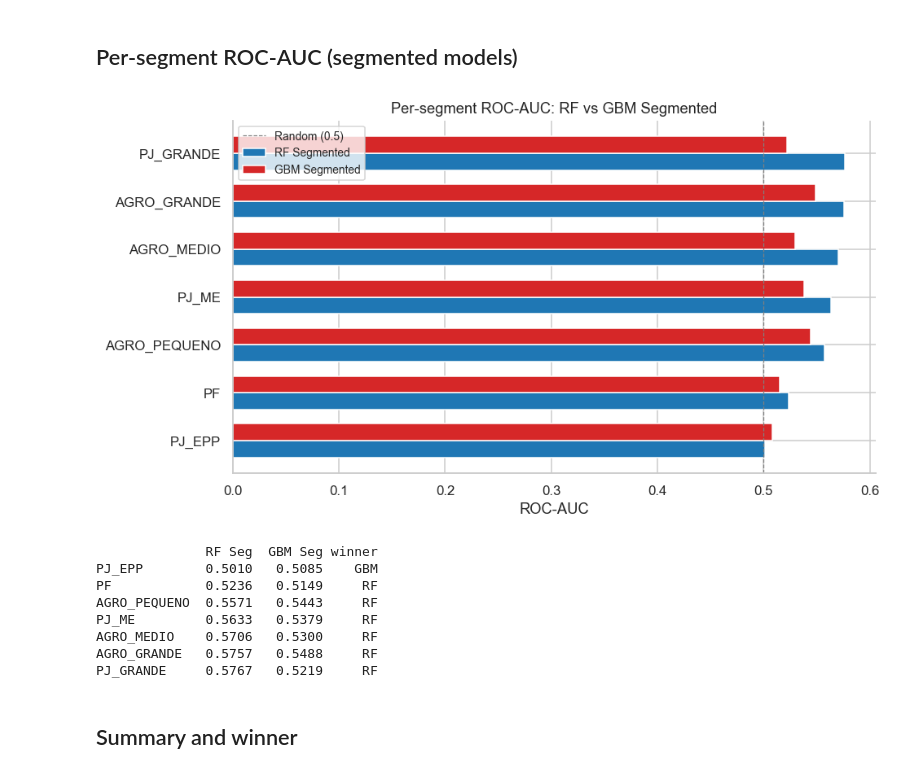
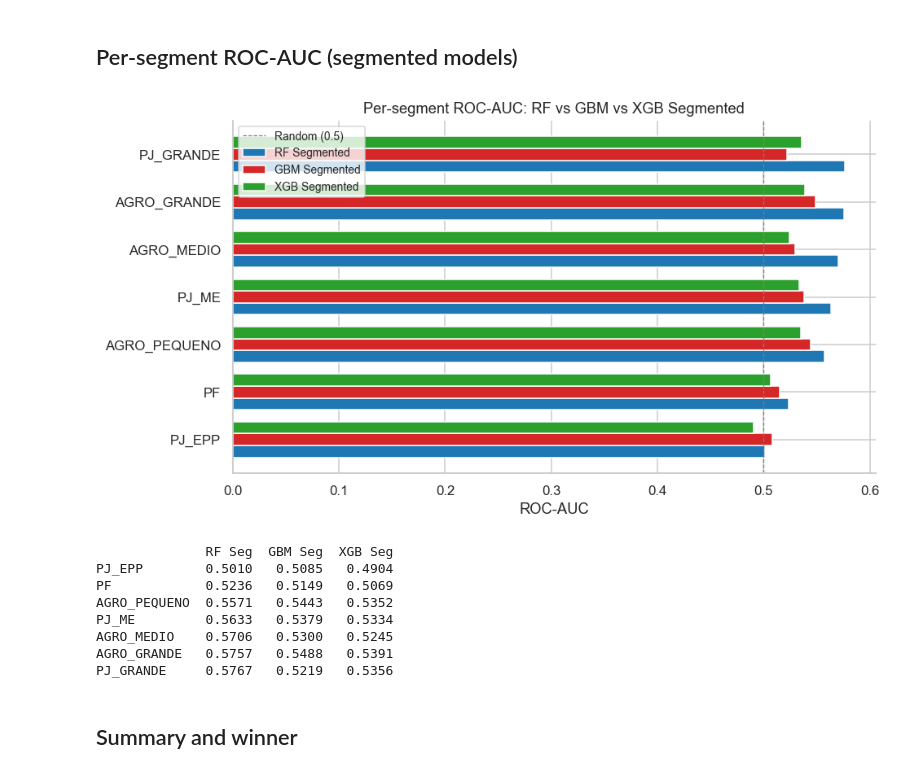
Before and after one commit to Paulo-nf/BB_data_analysis, a Jupyter notebook: notebooks/compare_models.ipynb, the cells around one changed output. Cells and saved outputs as stored; diff of their text form; code cells hidden in the pictures.

```diff
--- a/notebooks/compare_models.ipynb
+++ b/notebooks/compare_models.ipynb
@@ -21,11 +21,12 @@ plt.rcParams.update({'figure.dpi': 110, 'figure.facecolor': 'white',
 # %%
 rf_met  = joblib.load(RF_MODELS_DIR  / 'metrics.joblib')
 gbm_met = joblib.load(GBM_MODELS_DIR / 'metrics.joblib')
+xgb_met = joblib.load(XGB_MODELS_DIR / 'metrics.joblib')
 
-# Merge all four model metrics into one dict
-all_metricas = {**rf_met['metricas'], **gbm_met['metricas']}
-all_roc      = {**rf_met['roc_curves'], **gbm_met['roc_curves']}
-all_pr       = {**rf_met['pr_curves'],  **gbm_met['pr_curves']}
+# Merge all six model metrics into one dict
+all_metricas = {**rf_met['metricas'], **gbm_met['metricas'], **xgb_met['metricas']}
+all_roc      = {**rf_met['roc_curves'], **gbm_met['roc_curves'], **xgb_met['roc_curves']}
+all_pr       = {**rf_met['pr_curves'],  **gbm_met['pr_curves'],  **xgb_met['pr_curves']}
 pos_rate     = rf_met['pos_rate']
 
 df_metrics = (
@@ -46,7 +49,8 @@ GBM Segmentado   0.5302  0.1778
 ## ROC-AUC and PR-AUC comparison
 # %%
 colors = {'RF Global': '#1f77b4', 'RF Segmentado': '#aec7e8',
-          'GBM Global': '#d62728', 'GBM Segmentado': '#f7a4a4'}
+          'GBM Global': '#d62728', 'GBM Segmentado': '#f7a4a4',
+          'XGB Global': '#2ca02c', 'XGB Segmentado': '#98df8a'}
 
 fig, axes = plt.subplots(1, 2, figsize=(14, 5))
 
@@ -62,7 +66,7 @@ for metric, ax in zip(['ROC-AUC', 'PR-AUC'], axes):
     ax.set_title(f'{metric} — all models')
     ax.set_xlim(0, vals.max() * 1.18)
 
-plt.suptitle('Model Comparison: RF vs GBM, Global vs Segmented', fontsize=13, fontweight='bold')
+plt.suptitle('Model Comparison: RF vs GBM vs XGB, Global vs Segmented', fontsize=13, fontweight='bold')
 plt.tight_layout()
 plt.show()
 # %% [output]
@@ -93,33 +98,35 @@ plt.show()
 # %%
 rf_seg  = pd.Series({k: v['roc'] for k, v in rf_met['seg_metricas'].items()},  name='RF Seg')
 gbm_seg = pd.Series({k: v['roc'] for k, v in gbm_met['seg_metricas'].items()}, name='GBM Seg')
-seg_df  = pd.concat([rf_seg, gbm_seg], axis=1).sort_values('RF Seg', ascending=True)
+xgb_seg = pd.Series({k: v['roc'] for k, v in xgb_met['seg_metricas'].items()}, name='XGB Seg')
+seg_df  = pd.concat([rf_seg, gbm_seg, xgb_seg], axis=1).sort_values('RF Seg', ascending=True)
 
 fig, ax = plt.subplots(figsize=(9, 5))
 x = np.arange(len(seg_df))
-w = 0.35
-ax.barh(x - w/2, seg_df['RF Seg'],  w, color='#1f77b4', label='RF Segmented',  edgecolor='white')
-ax.barh(x + w/2, seg_df['GBM Seg'], w, color='#d62728', label='GBM Segmented', edgecolor='white')
+w = 0.25
+ax.barh(x - w,   seg_df['RF Seg'],  w, color='#1f77b4', label='RF Segmented',  edgecolor='white')
+ax.barh(x,       seg_df['GBM Seg'], w, color='#d62728', label='GBM Segmented', edgecolor='white')
+ax.barh(x + w,   seg_df['XGB Seg'], w, color='#2ca02c', label='XGB Segmented', edgecolor='white')
 ax.set_yticks(x)
 ax.set_yticklabels(seg_df.index)
 ax.axvline(x=0.5, color='gray', linestyle='--', linewidth=0.8, label='Random (0.5)')
 ax.set_xlabel('ROC-AUC')
-ax.set_title('Per-segment ROC-AUC: RF vs GBM Segmented')
+ax.set_title('Per-segment ROC-AUC: RF vs GBM vs XGB Segmented')
 ax.legend(fontsize=9)
 plt.tight_layout()
 plt.show()
 
-print(seg_df.assign(winner=seg_df.apply(lambda r: 'RF' if r['RF Seg'] > r['GBM Seg'] else 'GBM', axis=1)).to_string())
+print(seg_df.to_string())
 # %% [output]
-[figure, old version]
+[figure, new version]
-              RF Seg  GBM Seg winner
-PJ_EPP        0.5010   0.5085    GBM
-PF            0.5236   0.5149     RF
-AGRO_PEQUENO  0.5571   0.5443     RF
-PJ_ME         0.5633   0.5379     RF
-AGRO_MEDIO    0.5706   0.5300     RF
-AGRO_GRANDE   0.5757   0.5488     RF
-PJ_GRANDE     0.5767   0.5219     RF
+              RF Seg  GBM Seg  XGB Seg
+PJ_EPP        0.5010   0.5085   0.4904
+PF            0.5236   0.5149   0.5069
+AGRO_PEQUENO  0.5571   0.5443   0.5352
+PJ_ME         0.5633   0.5379   0.5334
+AGRO_MEDIO    0.5706   0.5300   0.5245
+AGRO_GRANDE   0.5757   0.5488   0.5391
+PJ_GRANDE     0.5767   0.5219   0.5356
 # %% [markdown]
 ## Summary and winner
 # %%
```
Also changed, not shown: parts of 5 cells of this notebook, 50 other files.
